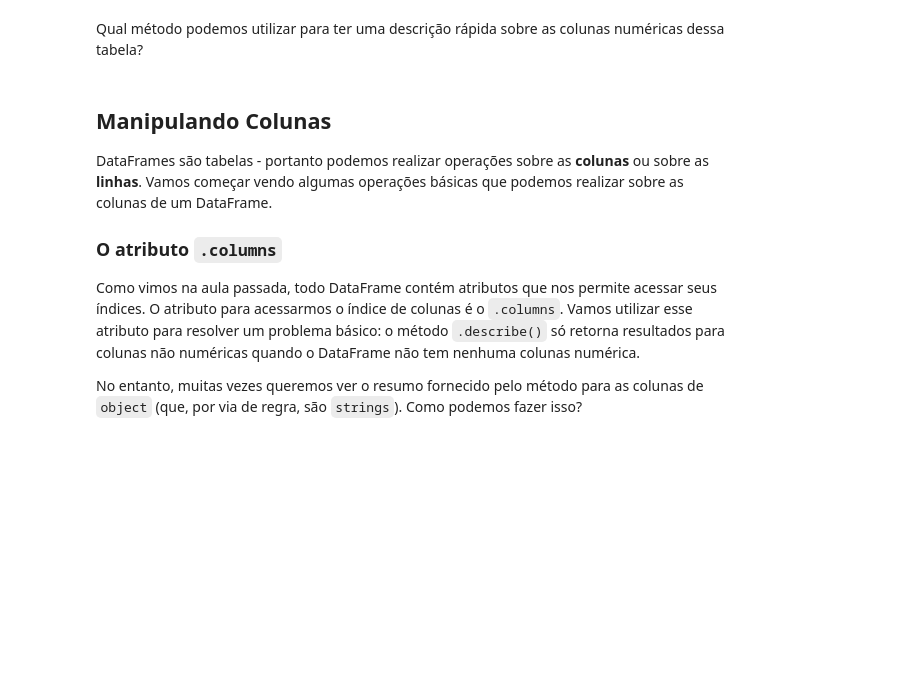
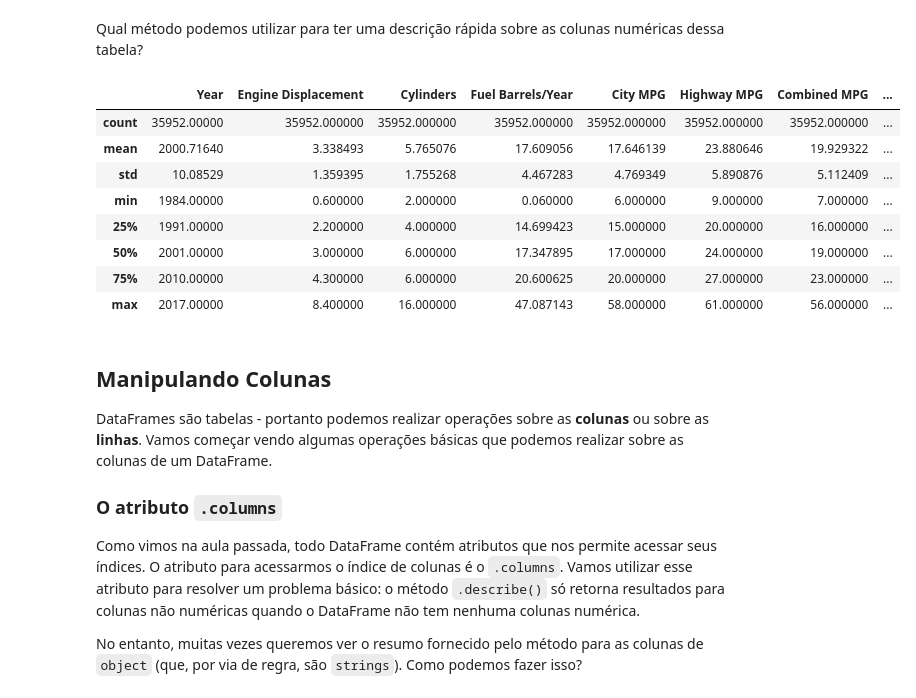
Before and after one commit to sadguilherme/99_PT_JAN2023, a Jupyter notebook: aulas/20230202 DataFrame Manipulations.ipynb, the cells around one changed output. Drawn from its saved outputs; the diff is of its cells as text; code cells hidden in the pictures; blank space fills up the shorter version.

```diff
--- a/aulas/20230202 DataFrame Manipulations.ipynb
+++ b/aulas/20230202 DataFrame Manipulations.ipynb
@@ -31,3 +54,15 @@ Qual método podemos utilizar para ter uma descrição rápida sobre as colunas
+# %%
+tb_veic.describe()
+# %% [output]
+|  | Year | Engine Displacement | Cylinders | Fuel Barrels/Year | City MPG | Highway MPG | Combined MPG | ... |
+| count | 35952.00000 | 35952.000000 | 35952.000000 | 35952.000000 | 35952.000000 | 35952.000000 | 35952.000000 | ... |
+| mean | 2000.71640 | 3.338493 | 5.765076 | 17.609056 | 17.646139 | 23.880646 | 19.929322 | ... |
+| std | 10.08529 | 1.359395 | 1.755268 | 4.467283 | 4.769349 | 5.890876 | 5.112409 | ... |
+| min | 1984.00000 | 0.600000 | 2.000000 | 0.060000 | 6.000000 | 9.000000 | 7.000000 | ... |
+| 25% | 1991.00000 | 2.200000 | 4.000000 | 14.699423 | 15.000000 | 20.000000 | 16.000000 | ... |
+| 50% | 2001.00000 | 3.000000 | 6.000000 | 17.347895 | 17.000000 | 24.000000 | 19.000000 | ... |
+| 75% | 2010.00000 | 4.300000 | 6.000000 | 20.600625 | 20.000000 | 27.000000 | 23.000000 | ... |
+| max | 2017.00000 | 8.400000 | 16.000000 | 47.087143 | 58.000000 | 61.000000 | 56.000000 | ... |
 # %% [markdown]
 ## Manipulando Colunas
 
```
Also changed, not shown: parts of 3 cells of this notebook.
